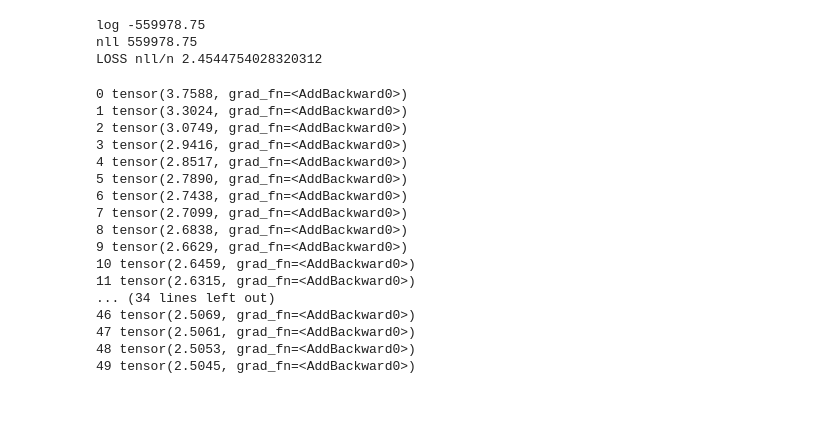
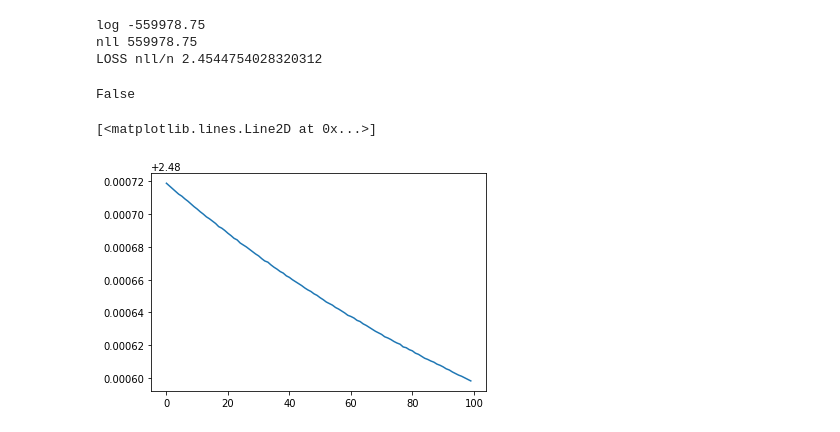
Before and after one commit to VrindavanSanap/makemore, a Jupyter notebook: makemore.ipynb, the cells around one changed output. Cells and saved outputs as stored; diff of their text form; code cells hidden in the pictures; blank space fills up the shorter version.

```diff
--- a/makemore.ipynb
+++ b/makemore.ipynb
@@ -133,4 +132,8 @@ for w in words:
 
 xs=torch.tensor(xs)
 ys=torch.tensor(ys)
+# %%
+torch.cuda.is_available()
+# %% [output]
+False
 # %%
@@ -138,35 +140,26 @@ a= []
 W=torch.randn((27,27),requires_grad=True).float()
 # %%
+lossi= []
+
 xenc=F.one_hot(xs,num_classes=27).float()
-for k in range(50):
+for k in range(100):
     # forward pass
     num=xs.nelement()
     logits= xenc@W
     counts=logits.exp()
     probs=counts/counts.sum(1,keepdims=True)
     # loss calculation
     loss=-probs[torch.arange(num),ys].log().mean() +0.01*(W**2).mean()#regularization ie smoothing the weights
+
+
+    # loss=F.cross_entropy(probs,ys)
     W.grad=None
     loss.backward()
-    print(k,loss)
-    a.append(loss.data)
+    # print(k,loss)
+    lossi.append(loss.data)
     # update
     W.data+=-50*W.grad
+plt.plot(lossi)
 # %% [output]
-0 tensor(3.7588, grad_fn=<AddBackward0>)
-1 tensor(3.3024, grad_fn=<AddBackward0>)
-2 tensor(3.0749, grad_fn=<AddBackward0>)
-3 tensor(2.9416, grad_fn=<AddBackward0>)
-4 tensor(2.8517, grad_fn=<AddBackward0>)
-5 tensor(2.7890, grad_fn=<AddBackward0>)
-6 tensor(2.7438, grad_fn=<AddBackward0>)
-7 tensor(2.7099, grad_fn=<AddBackward0>)
-8 tensor(2.6838, grad_fn=<AddBackward0>)
-9 tensor(2.6629, grad_fn=<AddBackward0>)
-10 tensor(2.6459, grad_fn=<AddBackward0>)
-11 tensor(2.6315, grad_fn=<AddBackward0>)
-... (34 lines left out)
-46 tensor(2.5069, grad_fn=<AddBackward0>)
-47 tensor(2.5061, grad_fn=<AddBackward0>)
-48 tensor(2.5053, grad_fn=<AddBackward0>)
-49 tensor(2.5045, grad_fn=<AddBackward0>)
+[<matplotlib.lines.Line2D at 0x...>]
+[figure, added]
```
Also changed, not shown: parts of 7 cells of this notebook, 3 other files.
